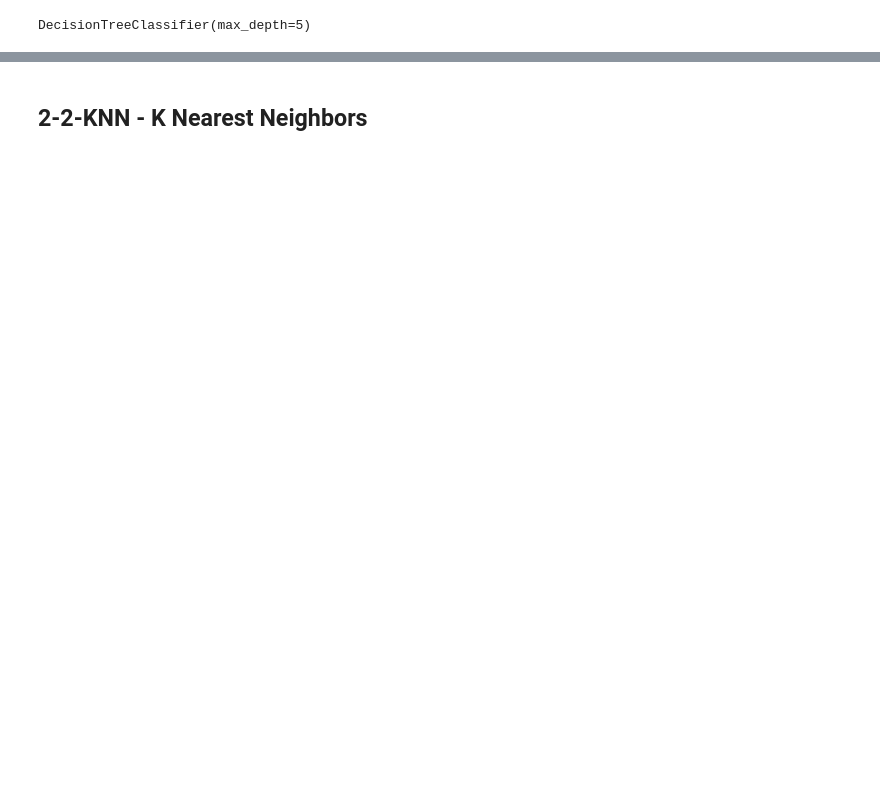
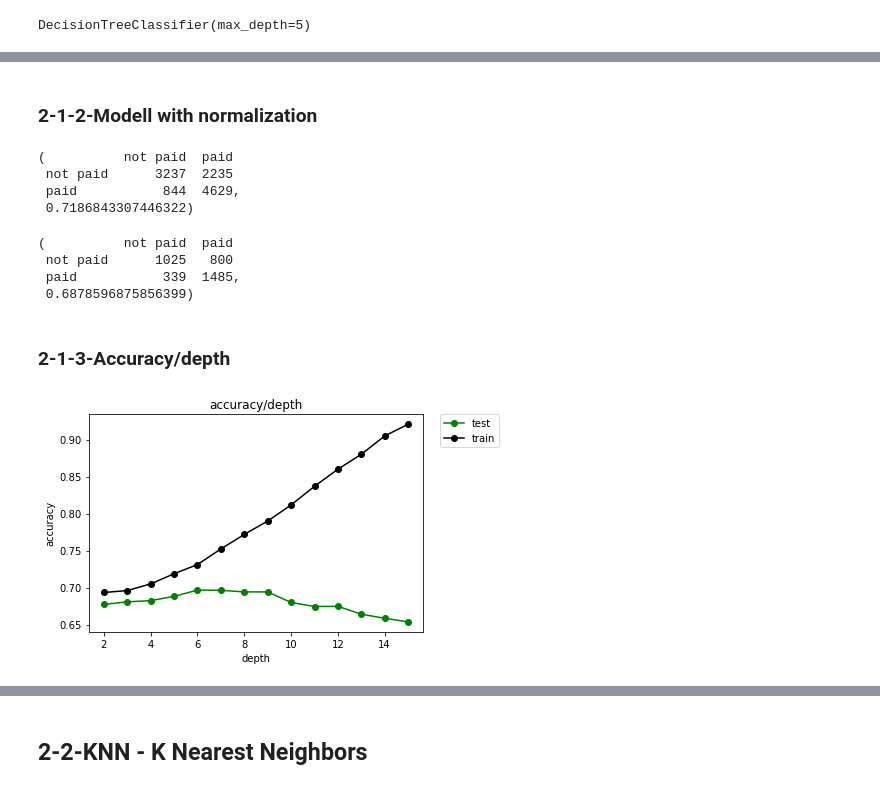
Before and after one commit to vk1408/c64, a Jupyter notebook: c64_different_models.ipynb, the cells around one changed output, grey strips where cells are left out. Drawn from its saved outputs; the diff is of its cells as text; code cells hidden in the pictures; blank space fills up the shorter version.

Commit message:
Models exploration extended

```diff
--- a/c64_different_models.ipynb
+++ b/c64_different_models.ipynb
@@ -239,15 +278,2 @@ X_test_sc.columns = X_test.columns
 # %% [markdown]
 ## 2-1-Decision tree
-# %%
-# create a function to check the metrics
-from sklearn.metrics import accuracy_score, confusion_matrix, recall_score
-
-def model_check(y_true, y_pred, model):
-    acc_sc = accuracy_score(y_true, y_pred)
-    #recall_sc= recall_score(y_true, y_pred)
-    print('Accuracy :', acc_sc)
-    #print('Recall :', recall_sc)
-    conf_matrix = pd.DataFrame(confusion_matrix(y_true, y_pred))
-    conf_matrix.set_index(model.classes_, inplace=True)
-    conf_matrix.columns = model.classes_
-    return conf_matrix
@@ -254,9 +282,7 @@ def model_check(y_true, y_pred, model):
 # %%
 from sklearn.tree import DecisionTreeClassifier
-
 tree = DecisionTreeClassifier(max_depth=5)
-
-tree.fit(X_train_sc, y_train)
+tree.fit(X_train, y_train)
 # %% [output]
 DecisionTreeClassifier(max_depth=5)
 # %%
@@ -277,0 +304,44 @@ Accuracy : 0.7070430254864346
+# %% [markdown]
+### 2-1-2-Modell with normalization
+# %%
+tree.fit(X_train_sc, y_train)
+model_check(y_train, tree.predict(X_train_sc), tree)
+# %% [output]
+(          not paid  paid
+ not paid      3237  2235
+ paid           844  4629,
+ 0.7186843307446322)
+# %%
+model_check(y_test, tree.predict(X_test_sc), tree)
+# %% [output]
+(          not paid  paid
+ not paid      1025   800
+ paid           339  1485,
+ 0.6878596875856399)
+# %% [markdown]
+### 2-1-3-Accuracy/depth
+# %%
+# trying different depths
+accuracy_depth_test = {}
+accuracy_depth_train = {}
+for i in range(2,16):
+    tree = DecisionTreeClassifier(max_depth=i)
+    tree.fit(X_train, y_train)
+    conf_matrix_tr, acc_sc_tr = model_check(y_train, tree.predict(X_train), tree)
+    conf_matrix_test, acc_sc_test = model_check(y_test, tree.predict(X_test), tree)
+    accuracy_depth_test[i] = acc_sc_test
+    accuracy_depth_train[i] = acc_sc_tr
+# %%
+import matplotlib.pyplot as plt
+x = accuracy_depth_test.keys()
+y1 = accuracy_depth_test.values()
+y2 = accuracy_depth_train.values()
+plt.title("accuracy/depth")
+plt.xlabel("depth")
+plt.ylabel("accuracy")
+plt.plot(x,y1, c = "g", marker = "o",label="test")
+plt.plot(x,y2, c = "k", marker = "o",label="train")
+plt.legend(bbox_to_anchor=(1.05, 1), loc='upper left', borderaxespad=0.)
+plt.show()
+# %% [output]
+[figure, added]
```
Also changed, not shown: parts of 50 cells of this notebook.
